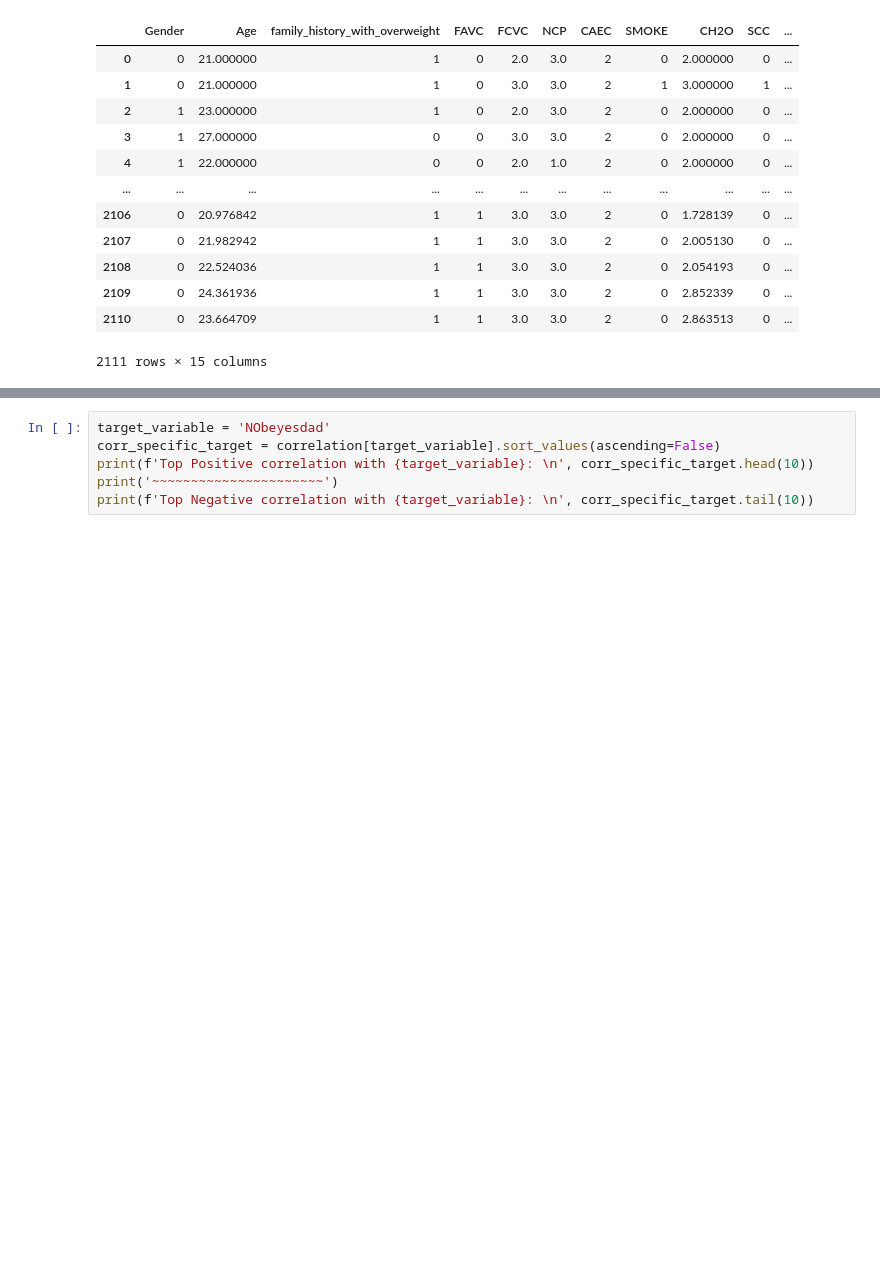
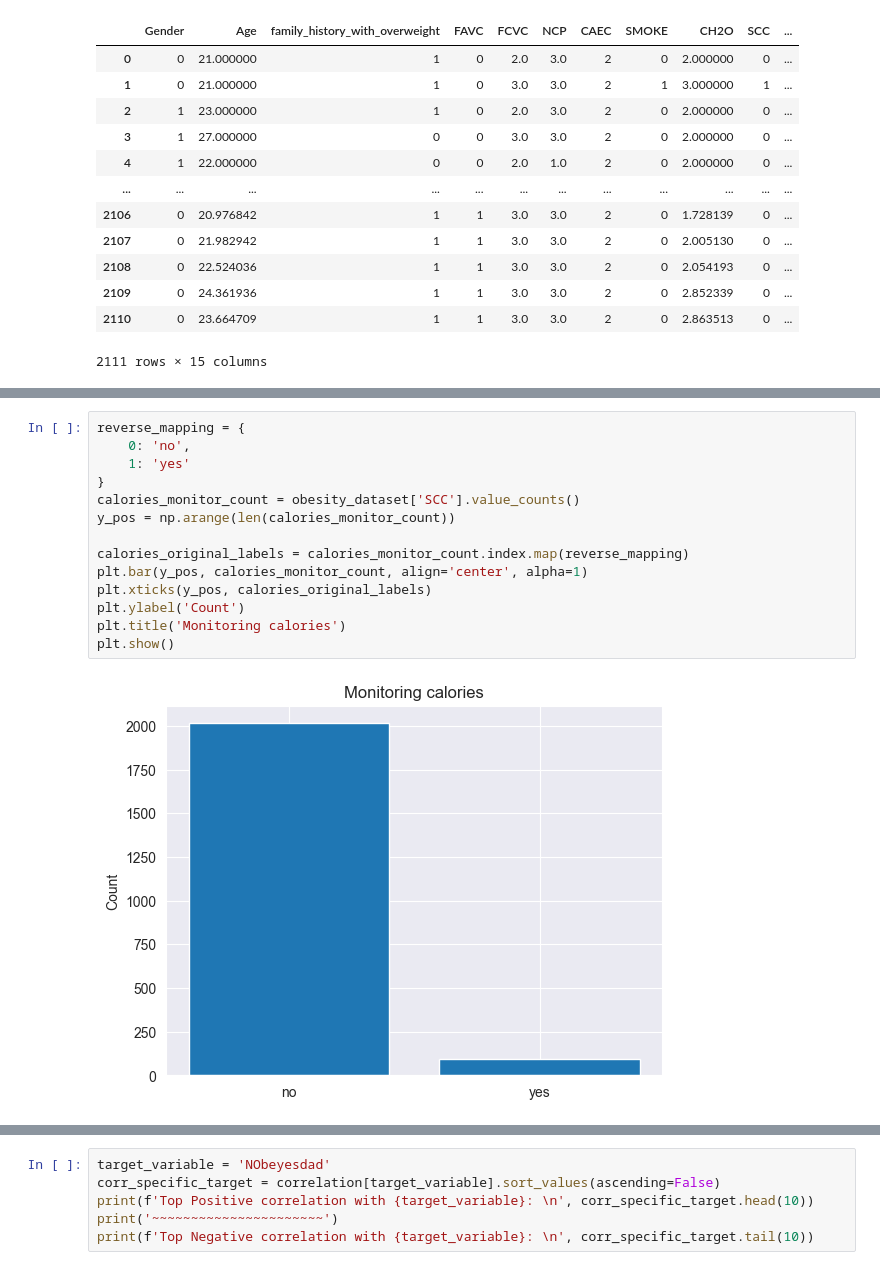
Before and after one commit to ElaIstriceSagace/ObesityDataAnalysis, a Jupyter notebook: Analysis/ObesityDataAnalysis.ipynb, the cells around one changed output, grey strips where cells are left out. Drawn from its saved outputs; the diff is of its cells as text; blank space fills up the shorter version.

```diff
--- a/Analysis/ObesityDataAnalysis.ipynb
+++ b/Analysis/ObesityDataAnalysis.ipynb
@@ -145,0 +165,16 @@ plt.show()
+# %%
+reverse_mapping = {
+    0: 'no',
+    1: 'yes'
+}
+calories_monitor_count = obesity_dataset['SCC'].value_counts()
+y_pos = np.arange(len(calories_monitor_count))
+
+calories_original_labels = calories_monitor_count.index.map(reverse_mapping)
+plt.bar(y_pos, calories_monitor_count, align='center', alpha=1)
+plt.xticks(y_pos, calories_original_labels)
+plt.ylabel('Count')
+plt.title('Monitoring calories')
+plt.show()
+# %% [output]
+[figure, added]
```
Also changed, not shown: parts of 14 cells of this notebook.
